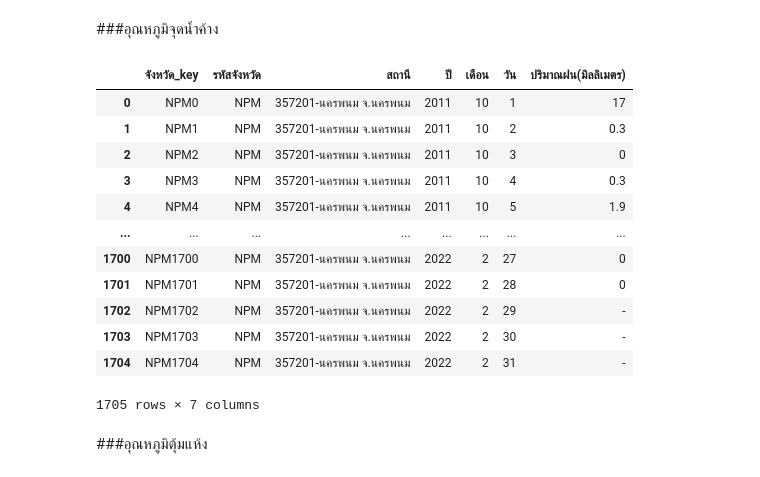
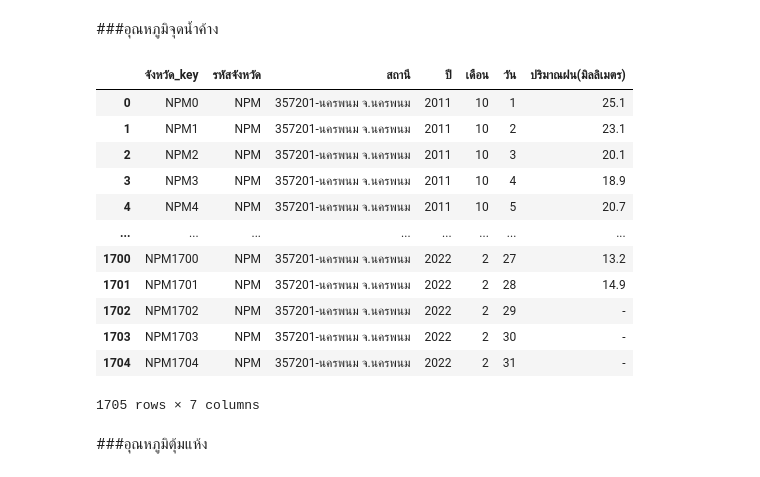
Before and after one commit to Phimphika113/BSC_DPDM23, a Jupyter notebook: midterm_bscdpdm23.ipynb, the cells around one changed output. Drawn from its saved outputs; the diff is of its cells as text; code cells hidden in the pictures.

```diff
--- a/midterm_bscdpdm23.ipynb
+++ b/midterm_bscdpdm23.ipynb
@@ -903,45 +909,45 @@ dew_point_NPM.rename(columns={'Unnamed: 1' : 'สถานี'},inplace=True)
 dew_point_NPM.rename(columns={'Unnamed: 2' : 'เดือนปี'},inplace=True)
 dew_point_NPM.rename(columns={'Unnamed: 34' : 'เฉลี่ย'},inplace=True)
 dew_point_NPM
 
 # ลบคอลลัมน์เดือนปี,เฉลี่ย แล้วเพิ่มคอลลัมน์ปีกับคอลลัมน์เดือน
 dew_point_NPM['ปี'] = dew_point_NPM['เดือนปี'].dt.year
 dew_point_NPM['เดือน'] = dew_point_NPM['เดือนปี'].dt.month
 dew_point_NPM = dew_point_NPM.drop(['เดือนปี','เฉลี่ย'], axis =1)
 dew_point_NPM.head()
 
 # สลับวันที่จากคลอลัมน์ไปเป็นแถว
 dew_point_NPMrow = dew_point_NPM.set_index(['สถานี','ที่','ปี','เดือน']).stack().reset_index()
 dew_point_NPMrow.rename(columns={'level_4' : 'วัน'},inplace=True)
 dew_point_NPMrow.rename(columns={0 : 'ปริมาณฝน(มิลลิเมตร)'},inplace=True)
 dew_point_NPMrow
 
 #เพิ่มรหัสจังหวัด
 dew_point_NPMrow['รหัสจังหวัด'] = len(dew_point_NPMrow)*['NPM']
 dew_point_NPMrow
 
 #ทำ index เพื่อเตรียมทำ primary key
 dew_point_NPM_Key = dew_point_NPMrow[['รหัสจังหวัด','สถานี','ปี','เดือน','วัน','ปริมาณฝน(มิลลิเมตร)']].reset_index()
 dew_point_NPM_newkey = dew_point_NPM_Key[['index','รหัสจังหวัด','สถานี','ปี','เดือน','วัน','ปริมาณฝน(มิลลิเมตร)']]
 dew_point_NPM_newkey
 
 #ใส่ key เพื่อเตรียม merge
-Rain_NPM_newkey["จังหวัด_key"] = Rain_NPM_newkey["รหัสจังหวัด"].astype(str)  + Rain_NPM_newkey["index"].astype(str)
-Rain_NPM_newkey
+dew_point_NPM_newkey["จังหวัด_key"] = dew_point_NPM_newkey["รหัสจังหวัด"].astype(str)  + dew_point_NPM_newkey["index"].astype(str)
+dew_point_NPM_newkey
 
 # เรียงลำดับหัวคอลลัมน์ใหม่
-Rain_NPM_newtab = Rain_NPM_newkey[['จังหวัด_key','รหัสจังหวัด','สถานี','ปี','เดือน','วัน','ปริมาณฝน(มิลลิเมตร)']]
-Rain_NPM_newtab
+dew_point_NPM_newtab = dew_point_NPM_newkey[['จังหวัด_key','รหัสจังหวัด','สถานี','ปี','เดือน','วัน','ปริมาณฝน(มิลลิเมตร)']]
+dew_point_NPM_newtab
 # %% [output]
 |  | จังหวัด_key | รหัสจังหวัด | สถานี | ปี | เดือน | วัน | ปริมาณฝน(มิลลิเมตร) |
-| 0 | NPM0 | NPM | 357201-นครพนม จ.นครพนม | 2011 | 10 | 1 | 17 |
-| 1 | NPM1 | NPM | 357201-นครพนม จ.นครพนม | 2011 | 10 | 2 | 0.3 |
-| 2 | NPM2 | NPM | 357201-นครพนม จ.นครพนม | 2011 | 10 | 3 | 0 |
-| 3 | NPM3 | NPM | 357201-นครพนม จ.นครพนม | 2011 | 10 | 4 | 0.3 |
-| 4 | NPM4 | NPM | 357201-นครพนม จ.นครพนม | 2011 | 10 | 5 | 1.9 |
+| 0 | NPM0 | NPM | 357201-นครพนม จ.นครพนม | 2011 | 10 | 1 | 25.1 |
+| 1 | NPM1 | NPM | 357201-นครพนม จ.นครพนม | 2011 | 10 | 2 | 23.1 |
+| 2 | NPM2 | NPM | 357201-นครพนม จ.นครพนม | 2011 | 10 | 3 | 20.1 |
+| 3 | NPM3 | NPM | 357201-นครพนม จ.นครพนม | 2011 | 10 | 4 | 18.9 |
+| 4 | NPM4 | NPM | 357201-นครพนม จ.นครพนม | 2011 | 10 | 5 | 20.7 |
 | ... | ... | ... | ... | ... | ... | ... | ... |
-| 1700 | NPM1700 | NPM | 357201-นครพนม จ.นครพนม | 2022 | 2 | 27 | 0 |
-| 1701 | NPM1701 | NPM | 357201-นครพนม จ.นครพนม | 2022 | 2 | 28 | 0 |
+| 1700 | NPM1700 | NPM | 357201-นครพนม จ.นครพนม | 2022 | 2 | 27 | 13.2 |
+| 1701 | NPM1701 | NPM | 357201-นครพนม จ.นครพนม | 2022 | 2 | 28 | 14.9 |
 | 1702 | NPM1702 | NPM | 357201-นครพนม จ.นครพนม | 2022 | 2 | 29 | - |
 | 1703 | NPM1703 | NPM | 357201-นครพนม จ.นครพนม | 2022 | 2 | 30 | - |
 | 1704 | NPM1704 | NPM | 357201-นครพนม จ.นครพนม | 2022 | 2 | 31 | - |
```
Also changed, not shown: parts of 18 cells of this notebook.
